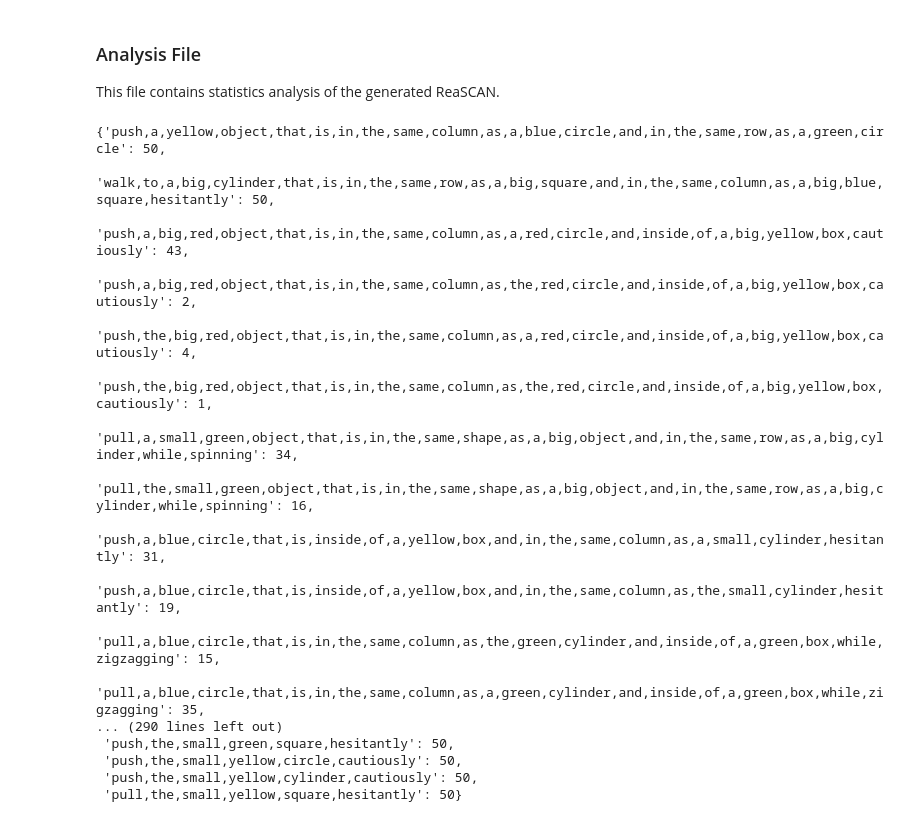
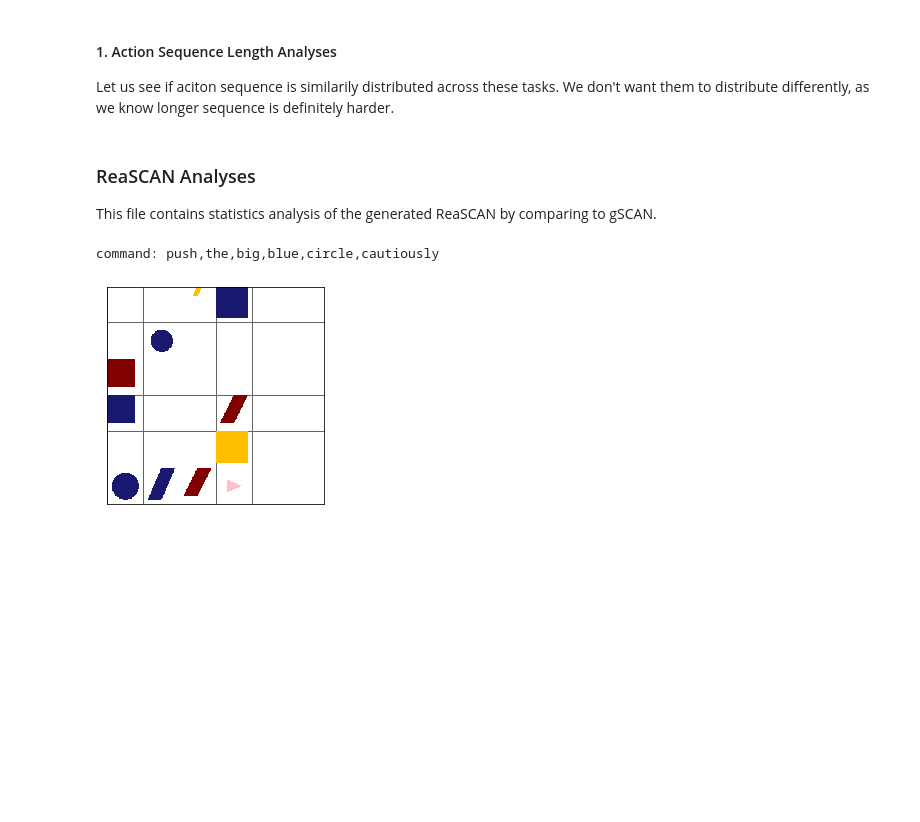
Before and after one commit to frankaging/Reason-SCAN, a Jupyter notebook: code/dataset/ReaSCAN-analysis.ipynb, the cells around one changed output. Saved outputs shown, nothing was run; the diff lists cells and outputs as text; code cells hidden in the pictures; blank space fills up the shorter version.

```diff
--- a/code/dataset/ReaSCAN-analysis.ipynb
+++ b/code/dataset/ReaSCAN-analysis.ipynb
@@ -0,0 +42,19 @@
+# %%
+gSCAN_data_file = "gSCAN-compositional_splits/dataset.txt"
+gSCAN_data_json = json.load(open(os.path.join("../../data-files/", gSCAN_data_file)))
+# %%
+p1_path_to_data = "../../data-files/ReaSCAN-compositional-p1/data-compositional-splits.txt"
+logger.info(f"Reading dataset from file: {p1_path_to_data}...")
+p1_data_json = json.load(open(p1_path_to_data, "r"))
+
+p2_path_to_data = "../../data-files/ReaSCAN-compositional-p2/data-compositional-splits.txt"
+logger.info(f"Reading dataset from file: {p2_path_to_data}...")
+p2_data_json = json.load(open(p2_path_to_data, "r"))
+
+p3_path_to_data = "../../data-files/ReaSCAN-compositional-p3/data-compositional-splits.txt"
+logger.info(f"Reading dataset from file: {p3_path_to_data}...")
+p3_data_json = json.load(open(p3_path_to_data, "r"))
+
+p3_rd_path_to_data = "../../data-files/ReaSCAN-compositional-p3-rd/data-compositional-splits.txt"
+logger.info(f"Reading dataset from file: {p3_rd_path_to_data}...")
+p3_rd_data_json = json.load(open(p3_rd_path_to_data, "r"))
@@ -0,0 +66,3 @@
+# %% [markdown]
+#### 1. Action Sequence Length Analyses
+Let us see if aciton sequence is similarily distributed across these tasks. We don't want them to distribute differently, as we know longer sequence is definitely harder.
@@ -1,3 +71,7 @@
 # %% [markdown]
-### Analysis File
-This file contains statistics analysis of the generated ReaSCAN.
+### ReaSCAN Analyses
+This file contains statistics analysis of the generated ReaSCAN by comparing to gSCAN.
+# %%
+external_data_dir = "../../data-files/"
+ReaSCAN_data_file = "ReaSCAN-compositional-p1/data-compositional-splits.txt"
+ReaSCAN_data_json = json.load(open(os.path.join(external_data_dir, ReaSCAN_data_file)))
@@ -4,3 +107,27 @@ This file contains statistics analysis of the generated ReaSCAN.
+# %%
+example = ReaSCAN_data_json["examples"]["train"][random.randint(0, len(ReaSCAN_data_json["examples"]["train"])-1)]
+command = example["command"]
+print(f"command: {command}")
+situation = example["situation"]
+world = World(grid_size=6, colors=vocabulary.get_semantic_colors(),
+              object_vocabulary=object_vocabulary,
+              shapes=vocabulary.get_semantic_shapes(),
+              save_directory="./tmp/")
+world.clear_situation()
+for obj_idx, obj in situation["placed_objects"].items():
+    world.place_object(
+        Object(size=int(obj["object"]["size"]), color=obj["object"]["color"], shape=obj["object"]["shape"]),
+        position=Position(row=int(obj["position"]["row"]), column=int(obj["position"]["column"]))
+    )
+world.place_agent_at(
+    Position(
+        row=int(situation["agent_position"]["row"]),
+        column=int(situation["agent_position"]["column"])
+))
+_ = world.render_simple()
+# %% [output]
+command: push,the,big,blue,circle,cautiously
+[figure, added]
 # %%
 import json
 import os
@@ -21,20 +137,0 @@ for example in data_json["examples"]["train"]:
-# %%
-per_command_world_count
-# %% [output]
-{'push,a,yellow,object,that,is,in,the,same,column,as,a,blue,circle,and,in,the,same,row,as,a,green,circle': 50,
- 'walk,to,a,big,cylinder,that,is,in,the,same,row,as,a,big,square,and,in,the,same,column,as,a,big,blue,square,hesitantly': 50,
- 'push,a,big,red,object,that,is,in,the,same,column,as,a,red,circle,and,inside,of,a,big,yellow,box,cautiously': 43,
- 'push,a,big,red,object,that,is,in,the,same,column,as,the,red,circle,and,inside,of,a,big,yellow,box,cautiously': 2,
- 'push,the,big,red,object,that,is,in,the,same,column,as,a,red,circle,and,inside,of,a,big,yellow,box,cautiously': 4,
- 'push,the,big,red,object,that,is,in,the,same,column,as,the,red,circle,and,inside,of,a,big,yellow,box,cautiously': 1,
- 'pull,a,small,green,object,that,is,in,the,same,shape,as,a,big,object,and,in,the,same,row,as,a,big,cylinder,while,spinning': 34,
- 'pull,the,small,green,object,that,is,in,the,same,shape,as,a,big,object,and,in,the,same,row,as,a,big,cylinder,while,spinning': 16,
- 'push,a,blue,circle,that,is,inside,of,a,yellow,box,and,in,the,same,column,as,a,small,cylinder,hesitantly': 31,
- 'push,a,blue,circle,that,is,inside,of,a,yellow,box,and,in,the,same,column,as,the,small,cylinder,hesitantly': 19,
- 'pull,a,blue,circle,that,is,in,the,same,column,as,the,green,cylinder,and,inside,of,a,green,box,while,zigzagging': 15,
- 'pull,a,blue,circle,that,is,in,the,same,column,as,a,green,cylinder,and,inside,of,a,green,box,while,zigzagging': 35,
-... (290 lines left out)
- 'push,the,small,green,square,hesitantly': 50,
- 'push,the,small,yellow,circle,cautiously': 50,
- 'push,the,small,yellow,cylinder,cautiously': 50,
- 'pull,the,small,yellow,square,hesitantly': 50}
```
Also changed, not shown: parts of 13 cells of this notebook, 10 other files.
